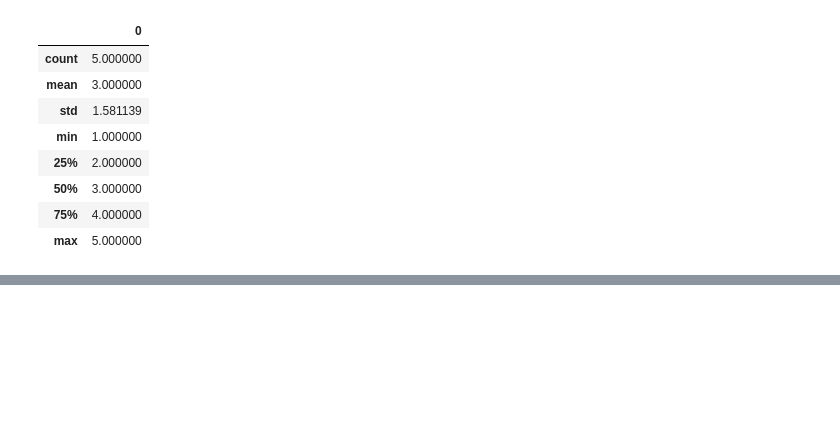
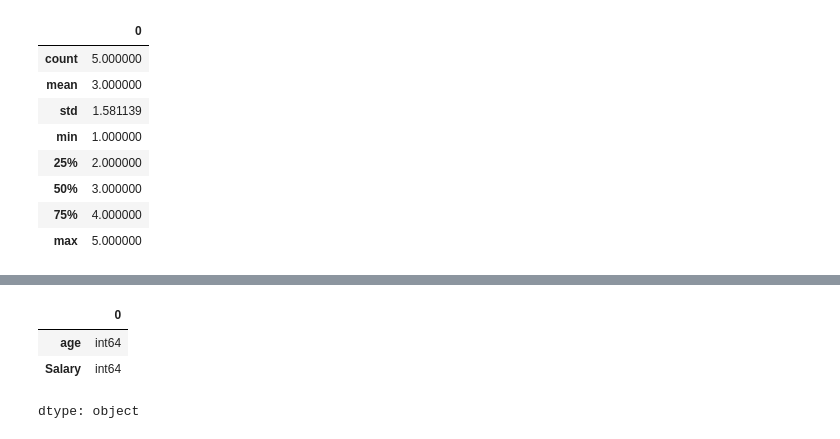
Before and after one commit to root-rashed/5-Minutes-to-Pandas, a Jupyter notebook: day_02.ipynb, the cells around one changed output, grey strips where cells are left out. Saved outputs shown, nothing was run; the diff lists cells and outputs as text; code cells hidden in the pictures; blank space fills up the shorter version.

```diff
--- a/day_02.ipynb
+++ b/day_02.ipynb
@@ -142,0 +174,7 @@ df2.describe()
+# %%
+d.dtypes
+# %% [output]
+|  | 0 |
+| age | int64 |
+| Salary | int64 |
+dtype: object
```
Also changed, not shown: parts of 8 cells of this notebook.
